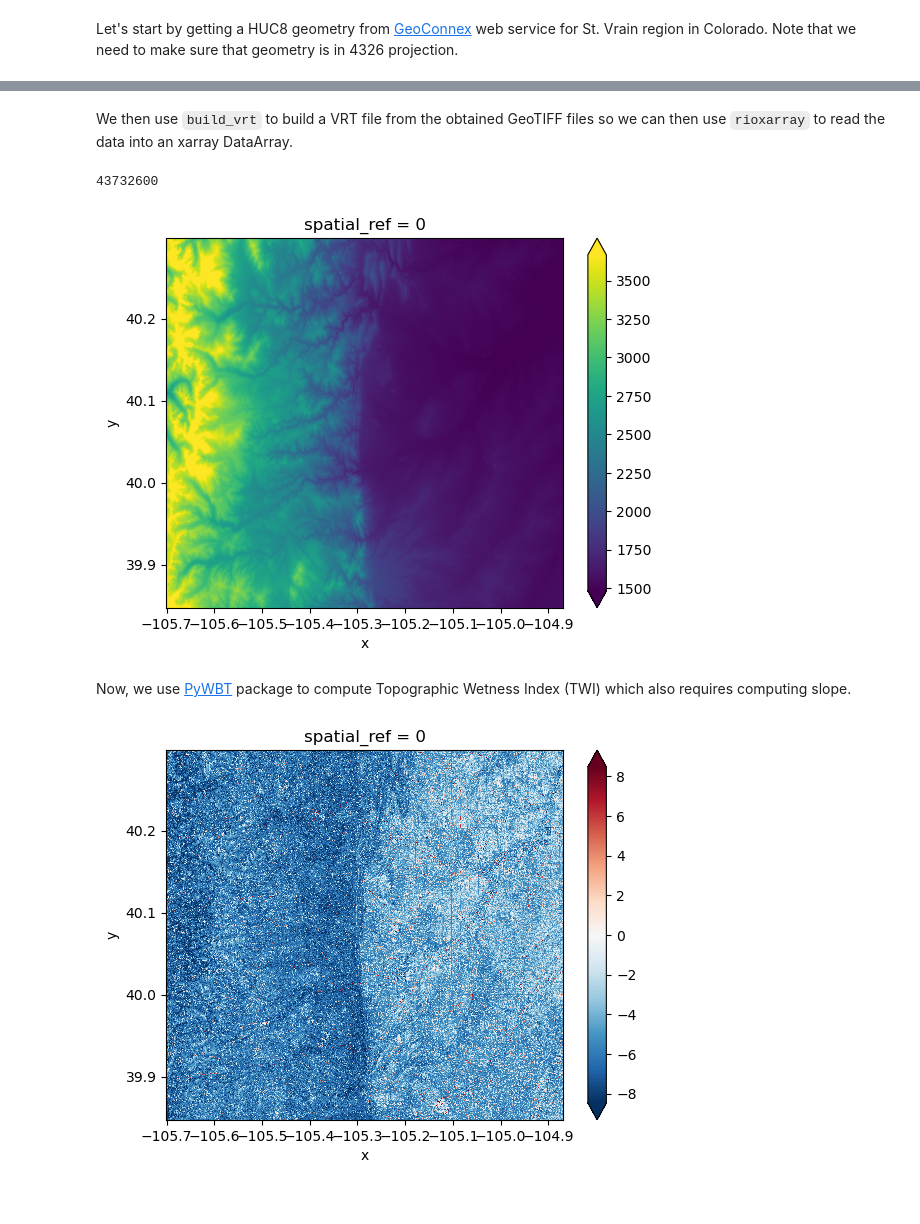
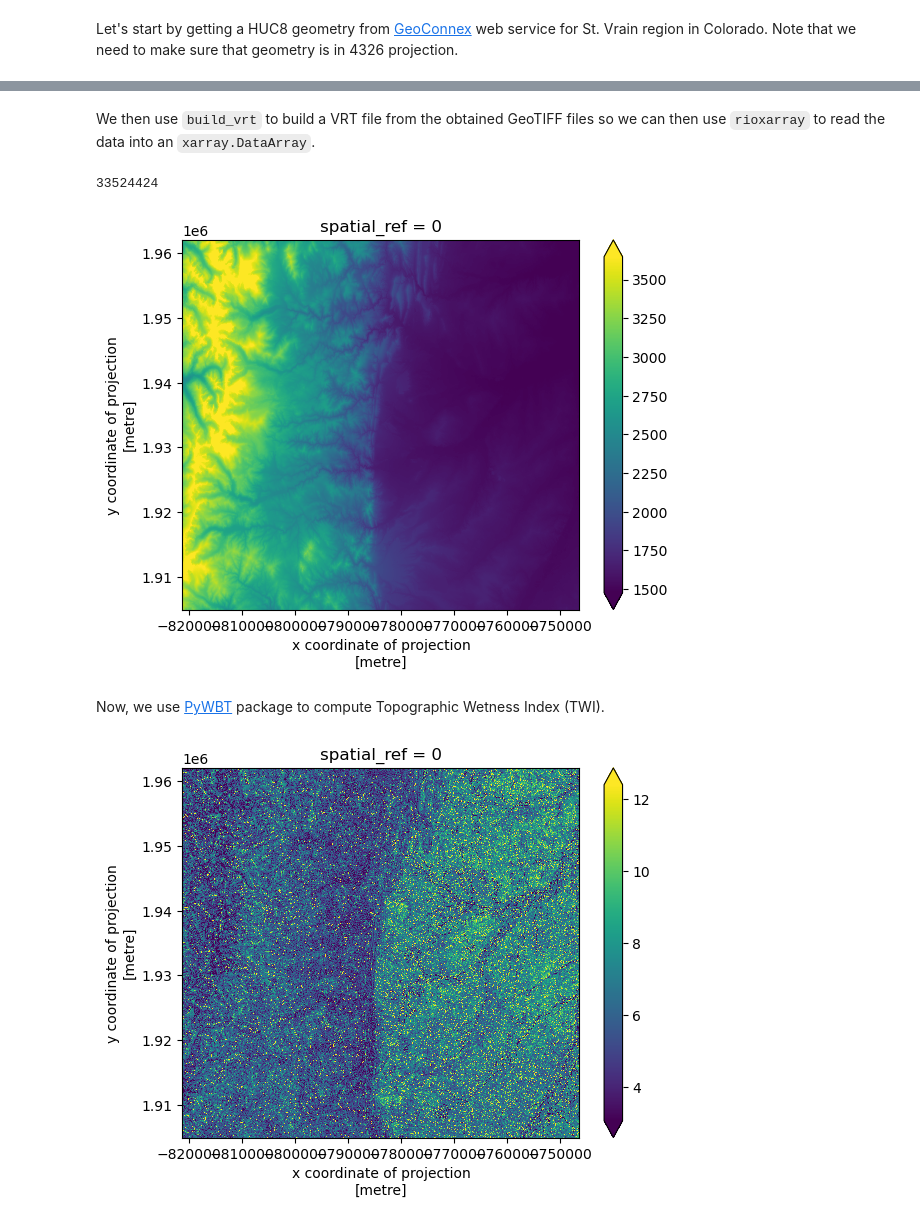
Before and after one commit to hyriver/seamless-3dep, a Jupyter notebook: docs/examples/dem.ipynb, the cells around one changed output, grey strips where cells are left out. Saved outputs shown, nothing was run; the diff lists cells and outputs as text; code cells hidden in the pictures.

Commit message:
chore: rerun the notebook to check with the latest changes.

```diff
--- a/docs/examples/dem.ipynb
+++ b/docs/examples/dem.ipynb
@@ -16,4 +20,6 @@ import seamless_3dep as sdem
 Let's start by getting a HUC8 geometry from [GeoConnex](https://docs.geoconnex.us/) web service for St. Vrain region in Colorado. Note that we need to make sure that geometry is in 4326 projection.
 # %%
 url = "https://reference.geoconnex.us/collections/hu08/items/10190005"
-vrain = gpd.read_file(url).to_crs(4326).union_all()
+vrain = gpd.read_file(url)
+geom_org = vrain.to_crs(4326).union_all()
+geom = vrain.to_crs(5070).buffer(5e3).to_crs(4326).union_all()
@@ -24,25 +28,31 @@ We can use `get_dem` to get the DEM.
 # %%
 data_dir = Path("data")
-tiff_files = sdem.get_dem(vrain.bounds, data_dir)
+tiff_files = sdem.get_map("DEM", geom.bounds, data_dir, 10, out_crs=5070)
 # %% [markdown]
-We then use `build_vrt` to build a VRT file from the obtained GeoTIFF files so we can then use `rioxarray` to read the data into an xarray DataArray.
+We then use `build_vrt` to build a VRT file from the obtained GeoTIFF files so we can then use `rioxarray` to read the data into an `xarray.DataArray`.
-# %%
-if len(tiff_files) == 1:
-    dem_file = tiff_files[0]
-else:
-    dem_file = data_dir / "dem_vrain_3dep.vrt"
-    sdem.build_vrt(dem_file, tiff_files)
-dem = rxr.open_rasterio(dem_file).squeeze(drop=True)
-dem.size
-# %% [output]
-43732600
+# %%
+def read_file(tiff_files: list[Path]) -> xr.DataArray:
+    """Convert a list of tiff files to a vrt file and return a xarray.DataArray."""
+    first = tiff_files[0]
+    if len(tiff_files) == 1:
+        file = first
+    else:
+        file = first.with_suffix(".vrt")
+        sdem.build_vrt(file, tiff_files)
+    return rxr.open_rasterio(file).squeeze(drop=True).rio.clip_box(*geom_org.bounds, crs=4326)
+
+
+dem = read_file(tiff_files)
+dem.size
+# %% [output]
+33524424
 # %%
 ax = dem.plot.imshow(robust=True)
 ax.figure.savefig("images/dem.png")
 # %% [output]
-[figure, old version]
+[figure, new version]
 # %% [markdown]
-Now, we use [PyWBT](https://pywbt.readthedocs.io/latest/) package to compute Topographic Wetness Index (TWI) which also requires computing slope.
+Now, we use [PyWBT](https://pywbt.readthedocs.io/latest/) package to compute Topographic Wetness Index (TWI).
 # %%
 twi_files = [data_dir / fname.name.replace("dem", "twi") for fname in tiff_files]
 slope_files = [data_dir / fname.name.replace("dem", "slope") for fname in tiff_files]
@@ -71,7 +77,7 @@ sdem.build_vrt(slope_vrt, slope_files)
 # %%
-twi = rxr.open_rasterio(twi_vrt).squeeze(drop=True)
+twi = read_file(twi_files)
 ax = twi.plot.imshow(robust=True)
 ax.figure.savefig("images/twi.png")
 # %% [output]
-[figure, old version]
+[figure, new version]
 # %%
```
Also changed, not shown: parts of 9 cells of this notebook, 4 other files.
